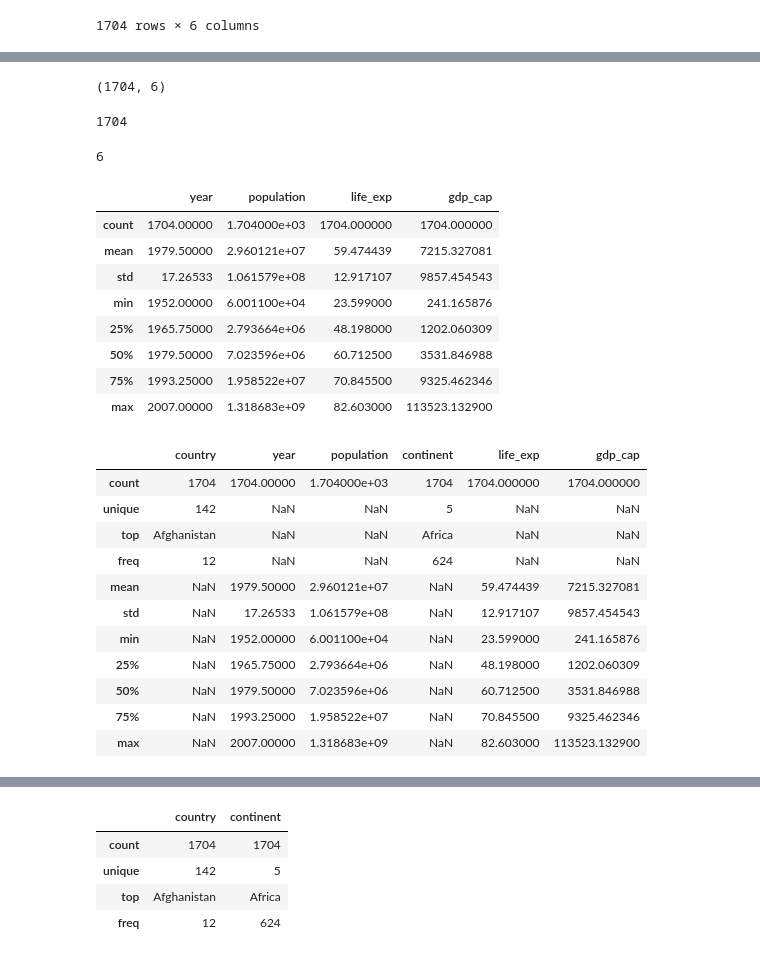
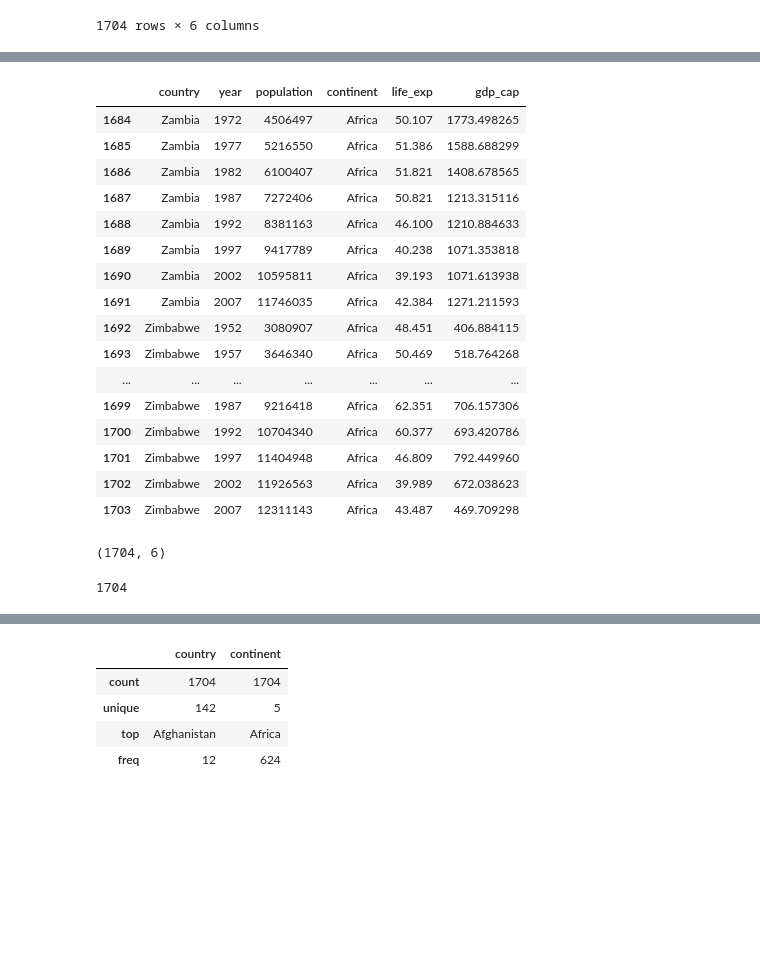
Before and after one commit to MrunmayMuduli/Python_pandas, a Jupyter notebook: Pandas_1.ipynb, the cells around one changed output, grey strips where cells are left out. Drawn from its saved outputs; the diff is of its cells as text; code cells hidden in the pictures; blank space fills up the shorter version.

```diff
--- a/Pandas_1.ipynb
+++ b/Pandas_1.ipynb
@@ -147,37 +170,30 @@ df.tail(10)
+# %%
+# WE can pass values inside tail to get desired number of last rows
+df.tail(20)
+# %% [output]
+|  | country | year | population | continent | life_exp | gdp_cap |
+| 1684 | Zambia | 1972 | 4506497 | Africa | 50.107 | 1773.498265 |
+| 1685 | Zambia | 1977 | 5216550 | Africa | 51.386 | 1588.688299 |
+| 1686 | Zambia | 1982 | 6100407 | Africa | 51.821 | 1408.678565 |
+| 1687 | Zambia | 1987 | 7272406 | Africa | 50.821 | 1213.315116 |
+| 1688 | Zambia | 1992 | 8381163 | Africa | 46.100 | 1210.884633 |
+| 1689 | Zambia | 1997 | 9417789 | Africa | 40.238 | 1071.353818 |
+| 1690 | Zambia | 2002 | 10595811 | Africa | 39.193 | 1071.613938 |
+| 1691 | Zambia | 2007 | 11746035 | Africa | 42.384 | 1271.211593 |
+| 1692 | Zimbabwe | 1952 | 3080907 | Africa | 48.451 | 406.884115 |
+| 1693 | Zimbabwe | 1957 | 3646340 | Africa | 50.469 | 518.764268 |
+| ... | ... | ... | ... | ... | ... | ... |
+| 1699 | Zimbabwe | 1987 | 9216418 | Africa | 62.351 | 706.157306 |
+| 1700 | Zimbabwe | 1992 | 10704340 | Africa | 60.377 | 693.420786 |
+| 1701 | Zimbabwe | 1997 | 11404948 | Africa | 46.809 | 792.449960 |
+| 1702 | Zimbabwe | 2002 | 11926563 | Africa | 39.989 | 672.038623 |
+| 1703 | Zimbabwe | 2007 | 12311143 | Africa | 43.487 | 469.709298 |
+# %%
+# returns the shape of the dataframe
+df.shape
+# %% [output]
+(1704, 6)
 # %%
-df.shape
+df.shape[0]
 # %% [output]
-(1704, 6)
+1704
-# %%
-print(df.shape[0])
-df.shape[1]
-# %% [output]
-1704
-6
-# %%
-df.describe()
-# %% [output]
-|  | year | population | life_exp | gdp_cap |
-| count | 1704.00000 | 1.704000e+03 | 1704.000000 | 1704.000000 |
-| mean | 1979.50000 | 2.960121e+07 | 59.474439 | 7215.327081 |
-| std | 17.26533 | 1.061579e+08 | 12.917107 | 9857.454543 |
-| min | 1952.00000 | 6.001100e+04 | 23.599000 | 241.165876 |
-| 25% | 1965.75000 | 2.793664e+06 | 48.198000 | 1202.060309 |
-| 50% | 1979.50000 | 7.023596e+06 | 60.712500 | 3531.846988 |
-| 75% | 1993.25000 | 1.958522e+07 | 70.845500 | 9325.462346 |
-| max | 2007.00000 | 1.318683e+09 | 82.603000 | 113523.132900 |
-# %%
-df.describe(include=["object","int64","float64"])
-# %% [output]
-|  | country | year | population | continent | life_exp | gdp_cap |
-| count | 1704 | 1704.00000 | 1.704000e+03 | 1704 | 1704.000000 | 1704.000000 |
-| unique | 142 | NaN | NaN | 5 | NaN | NaN |
-| top | Afghanistan | NaN | NaN | Africa | NaN | NaN |
-| freq | 12 | NaN | NaN | 624 | NaN | NaN |
-| mean | NaN | 1979.50000 | 2.960121e+07 | NaN | 59.474439 | 7215.327081 |
-| std | NaN | 17.26533 | 1.061579e+08 | NaN | 12.917107 | 9857.454543 |
-| min | NaN | 1952.00000 | 6.001100e+04 | NaN | 23.599000 | 241.165876 |
-| 25% | NaN | 1965.75000 | 2.793664e+06 | NaN | 48.198000 | 1202.060309 |
-| 50% | NaN | 1979.50000 | 7.023596e+06 | NaN | 60.712500 | 3531.846988 |
-| 75% | NaN | 1993.25000 | 1.958522e+07 | NaN | 70.845500 | 9325.462346 |
-| max | NaN | 2007.00000 | 1.318683e+09 | NaN | 82.603000 | 113523.132900 |
```
Also changed, not shown: parts of 173 cells of this notebook.
